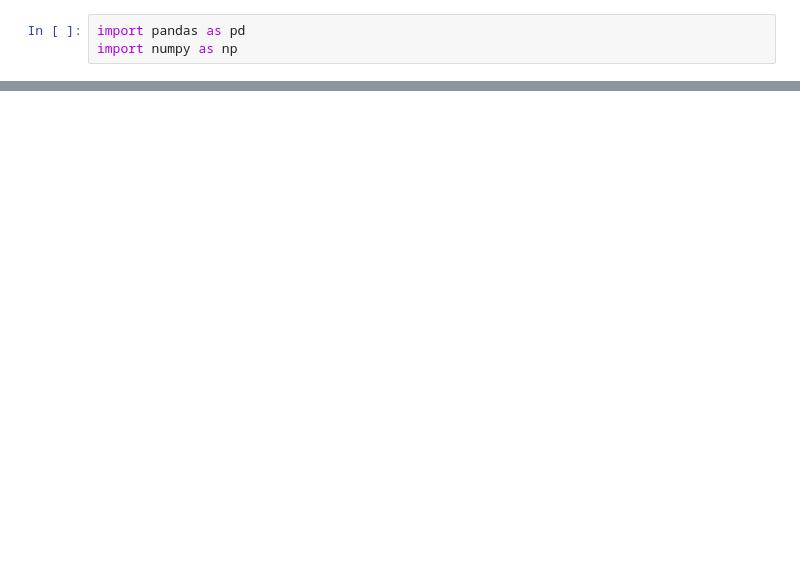
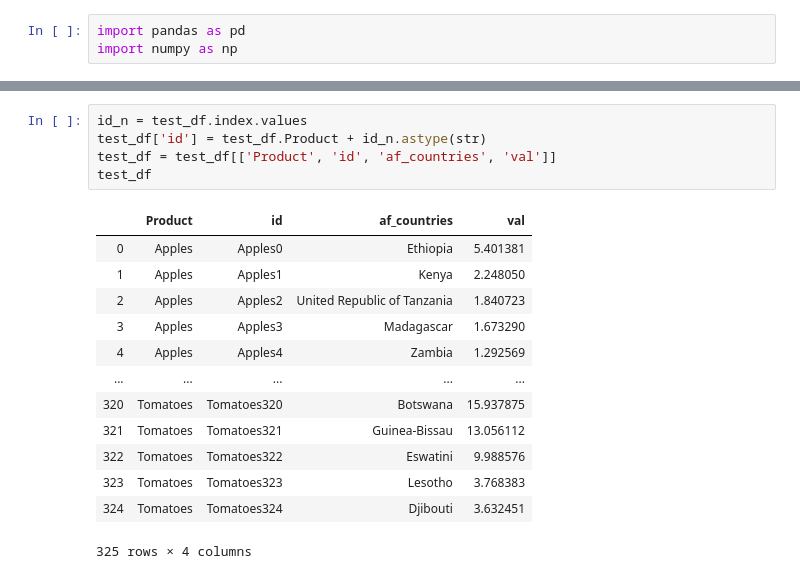
Before and after one commit to manuleo/mADAm-2019, a Jupyter notebook: Sunburst_test.ipynb, the cells around one changed output, grey strips where cells are left out. Drawn from its saved outputs; the diff is of its cells as text; blank space fills up the shorter version.

```diff
--- a/Sunburst_test.ipynb
+++ b/Sunburst_test.ipynb
@@ -4 +15,20 @@ import numpy as np
+# %%
+id_n = test_df.index.values
+test_df['id'] = test_df.Product + id_n.astype(str)
+test_df = test_df[['Product', 'id', 'af_countries', 'val']]
+test_df
+# %% [output]
+|  | Product | id | af_countries | val |
+| 0 | Apples | Apples0 | Ethiopia | 5.401381 |
+| 1 | Apples | Apples1 | Kenya | 2.248050 |
+| 2 | Apples | Apples2 | United Republic of Tanzania | 1.840723 |
+| 3 | Apples | Apples3 | Madagascar | 1.673290 |
+| 4 | Apples | Apples4 | Zambia | 1.292569 |
+| ... | ... | ... | ... | ... |
+| 320 | Tomatoes | Tomatoes320 | Botswana | 15.937875 |
+| 321 | Tomatoes | Tomatoes321 | Guinea-Bissau | 13.056112 |
+| 322 | Tomatoes | Tomatoes322 | Eswatini | 9.988576 |
+| 323 | Tomatoes | Tomatoes323 | Lesotho | 3.768383 |
+| 324 | Tomatoes | Tomatoes324 | Djibouti | 3.632451 |
+325 rows × 4 columns
 # %%
```
Also changed, not shown: parts of 7 cells of this notebook, 3 other files.
